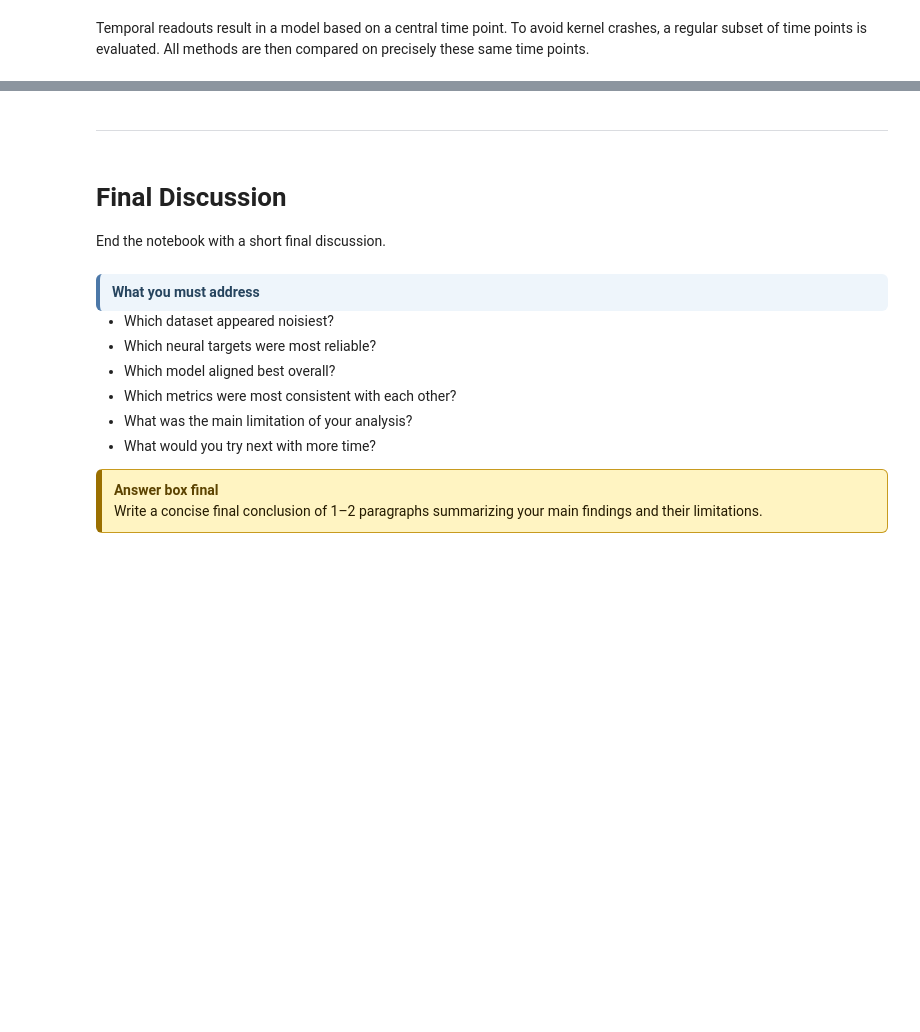
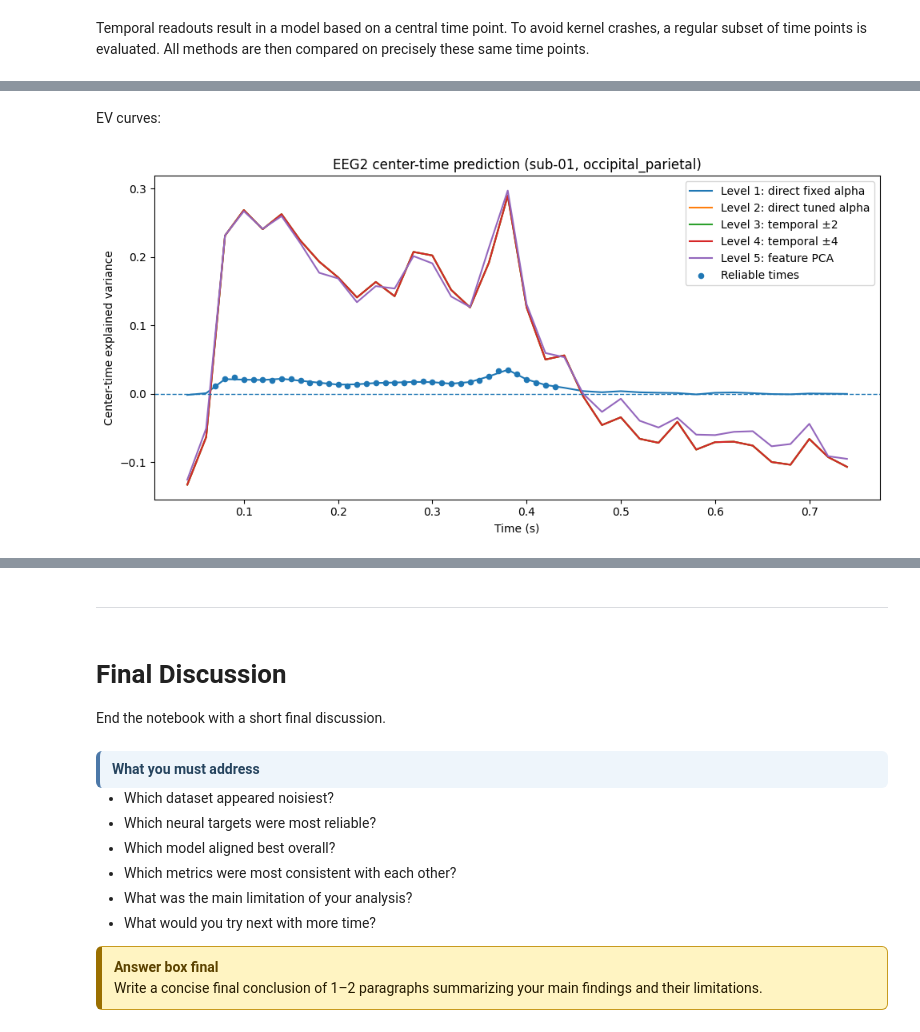
Before and after one commit to Shakikii/Brain-like_Project, a Jupyter notebook: nx414_Clara.ipynb, the cells around one changed output, grey strips where cells are left out. Cells and saved outputs as stored; diff of their text form; code cells hidden in the pictures; blank space fills up the shorter version.

```diff
--- a/nx414_Clara.ipynb
+++ b/nx414_Clara.ipynb
@@ -3492,0 +4178,19 @@ If the temporal-basis models underperform the baseline, this suggests that the l
+# %%
+Y_train_inner_flat = flatten_eeg(Y_train_inner)
+Y_val_inner_flat = flatten_eeg(Y_val_inner)
+
+print("Tuning feature PCA + Ridge")
+
+feature_pca_tuning_df, best_feature_pca_row = tune_feature_pca_ridge(
+    X_train=X_train_inner,
+    Y_train=Y_train_inner_flat,
+    X_val=X_val_inner,
+    Y_val=Y_val_inner_flat,
+    n_components_list=FEATURE_PCA_COMPONENTS,
+    alphas=ALPHAS
+)
+
+display(feature_pca_tuning_df.sort_values("val_EV", ascending=False).head(10))
+
+print("Best feature PCA configuration:")
+display(best_feature_pca_row)
@@ -3492,0 +4378,55 @@ If the temporal-basis models underperform the baseline, this suggests that the l
+# %% [markdown]
+EV curves:
+# %%
+plot_times = EVAL_TIMES_COMMON
+
+plt.figure(figsize=(10, 5))
+
+plt.plot(
+    time_s[plot_times],
+    level1_fixed_results["ev_center"][plot_times],
+    label="Level 1: direct fixed alpha"
+)
+
+plt.plot(
+    time_s[plot_times],
+    level2_tuned_results["ev_center"][plot_times],
+    label="Level 2: direct tuned alpha"
+)
+
+plt.plot(
+    time_s[plot_times],
+    level3_local_results["ev_center"][plot_times],
+    label="Level 3: temporal ±2"
+)
+
+plt.plot(
+    time_s[plot_times],
+    level4_broad_results["ev_center"][plot_times],
+    label="Level 4: temporal ±4"
+)
+
+plt.plot(
+    time_s[plot_times],
+    level5_feature_pca_results["ev_center"][plot_times],
+    label="Level 5: feature PCA"
+)
+
+plt.axhline(0, linestyle="--", linewidth=1)
+
+# Highlight reliable interval points
+plt.scatter(
+    time_s[RELIABLE_EVAL_TIMES],
+    level1_fixed_results["ev_center"][RELIABLE_EVAL_TIMES],
+    s=20,
+    label="Reliable times"
+)
+
+plt.xlabel("Time (s)")
+plt.ylabel("Center-time explained variance")
+plt.title(f"EEG2 center-time prediction ({eeg_subject}, {eeg_roi})")
+plt.legend()
+plt.tight_layout()
+plt.show()
+# %% [output]
+[figure, added]
```
Also changed, not shown: parts of 105 cells of this notebook.
